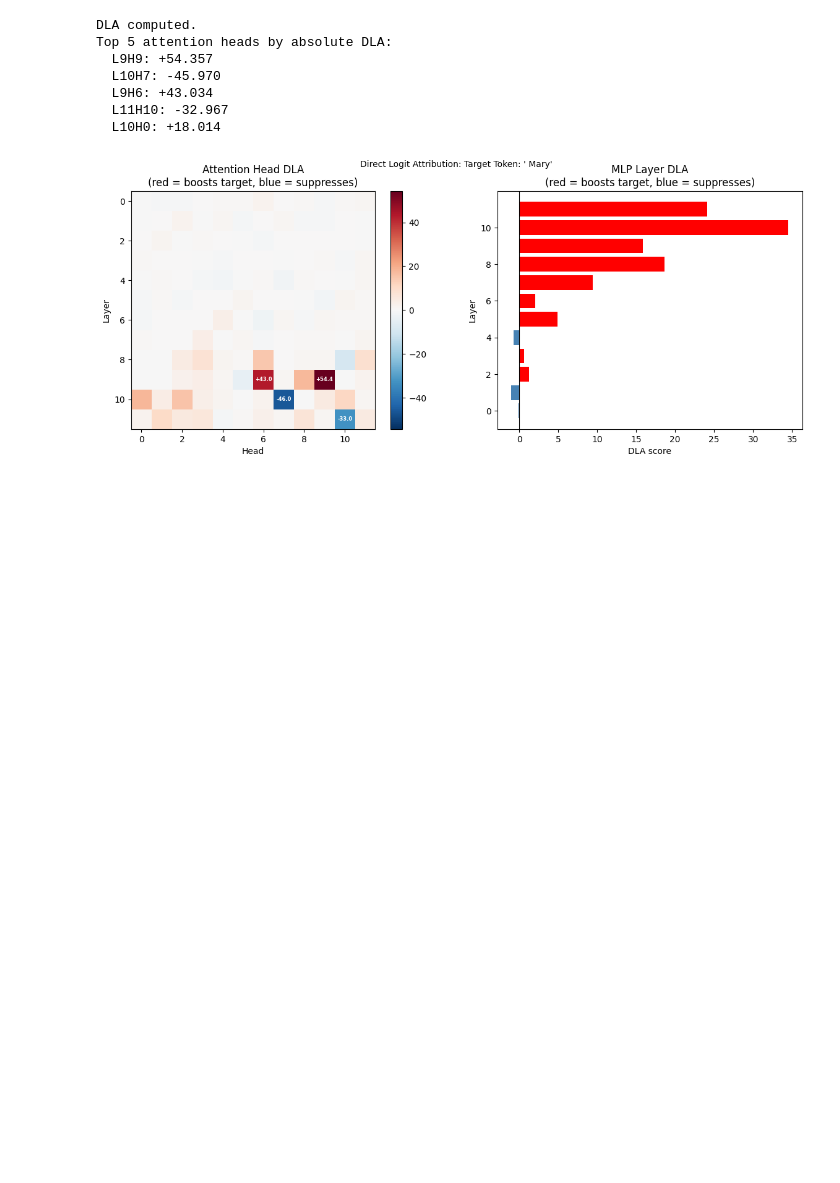
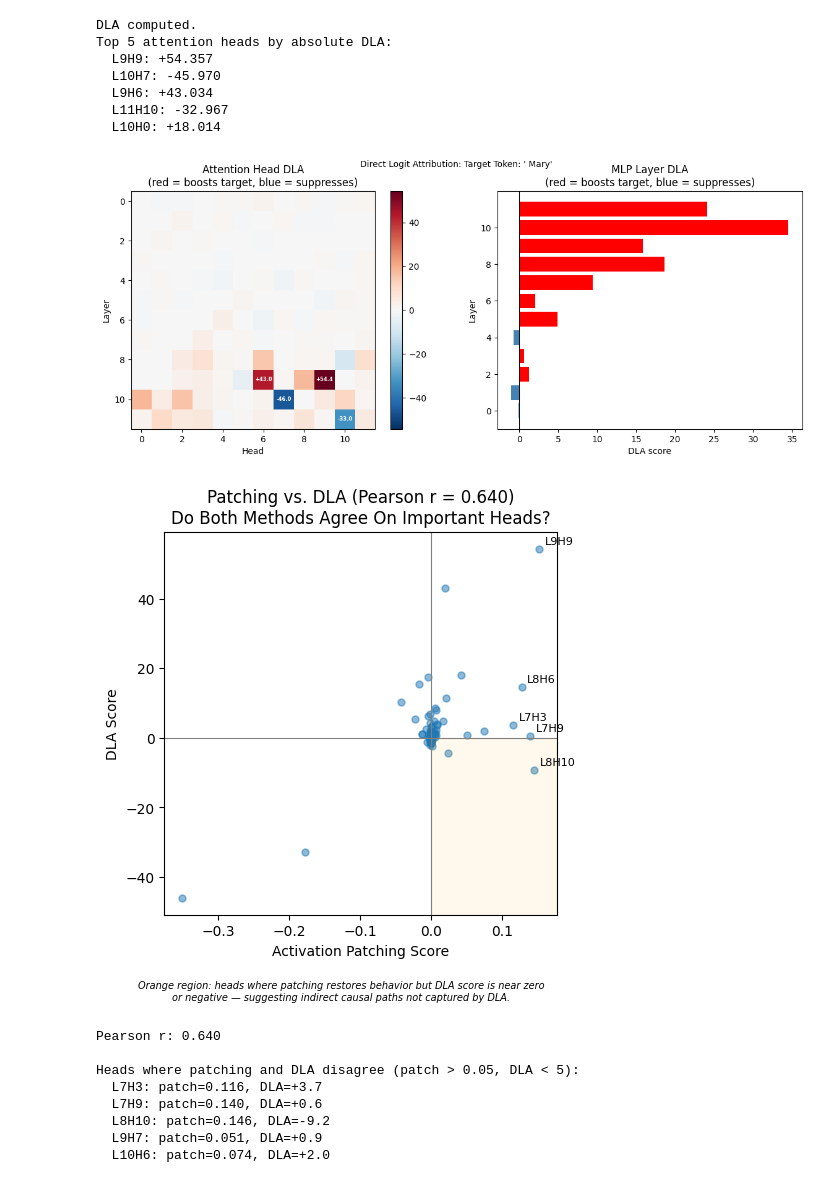
Before and after one commit to agentjakey/mechinterp-explore, a Jupyter notebook: safety_notebook.ipynb, the cells around one changed output. Saved outputs shown, nothing was run; the diff lists cells and outputs as text; code cells hidden in the pictures; blank space fills up the shorter version.

Commit message:
pearson

```diff
--- a/safety_notebook.ipynb
+++ b/safety_notebook.ipynb
@@ -474,3 +474,60 @@ plt.savefig('figures/direct_logit_attribution.png', dpi = 120, bbox_inches = 'ti
 plt.show()
 # %% [output]
 [figure]
+# %%
+# consistency check: do patching and DLA agree on which heads matter?
+# high Pearson r means both methods converge on the same important heads.
+patch_flat = head_patch.numpy().flatten()
+dla_flat   = head_dla.detach().numpy().flatten()
+corr       = np.corrcoef(patch_flat, dla_flat)[0, 1]
+
+plt.figure(figsize=(5, 5))
+plt.scatter(patch_flat, dla_flat, alpha=0.5, s=25)
+plt.axhline(0, color='gray', linewidth=0.8)
+plt.axvline(0, color='gray', linewidth=0.8)
+plt.xlabel('Activation Patching Score')
+plt.ylabel('DLA Score')
+plt.title(f'Patching vs. DLA (Pearson r = {corr:.3f})\nDo Both Methods Agree On Important Heads?')
+
+# label top 5 by patching score
+for idx in np.argsort(patch_flat)[-5:]:
+    l, h = divmod(idx, n_heads)
+    plt.annotate(f'L{l}H{h}', (patch_flat[idx], dla_flat[idx]),
+                 textcoords='offset points', xytext=(4, 3), fontsize=8)
+
+# shade the quadrants to highlight agreement vs. disagreement
+ax = plt.gca()
+xlim, ylim = ax.get_xlim(), ax.get_ylim()
+# high patch, low DLA: methods disagree (highlight)
+ax.axhspan(ylim[0], 0, xmin=(0 - xlim[0])/(xlim[1]-xlim[0]),
+           alpha=0.07, color='orange')
+ax.set_xlim(xlim); ax.set_ylim(ylim)
+
+# note in caption
+plt.figtext(0.5, -0.05,
+    "Orange region: heads where patching restores behavior but DLA score is near zero\n"
+    "or negative — suggesting indirect causal paths not captured by DLA.",
+    ha='center', fontsize=7, style='italic', wrap=True)
+
+plt.tight_layout()
+plt.savefig('figures/patching_vs_dla.png', dpi=120, bbox_inches='tight')
+plt.show()
+
+print(f'Pearson r: {corr:.3f}')
+
+# print heads where methods disagree (high patch, low/negative DLA)
+print('\nHeads where patching and DLA disagree (patch > 0.05, DLA < 5):')
+for idx in range(len(patch_flat)):
+    l, h = divmod(idx, n_heads)
+    if patch_flat[idx] > 0.05 and dla_flat[idx] < 5:
+        print(f'  L{l}H{h}: patch={patch_flat[idx]:.3f}, DLA={dla_flat[idx]:+.1f}')
+# %% [output]
+[figure, added]
+Pearson r: 0.640
+
+Heads where patching and DLA disagree (patch > 0.05, DLA < 5):
+  L7H3: patch=0.116, DLA=+3.7
+  L7H9: patch=0.140, DLA=+0.6
+  L8H10: patch=0.146, DLA=-9.2
+  L9H7: patch=0.051, DLA=+0.9
+  L10H6: patch=0.074, DLA=+2.0
```
Also changed, not shown: parts of 11 cells of this notebook, 1 other file.
